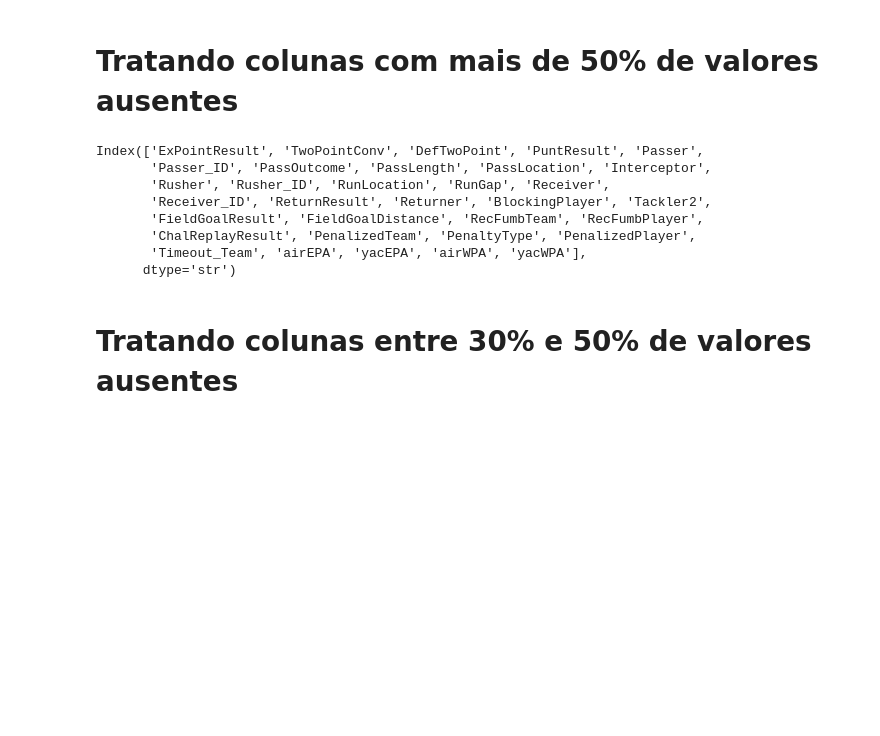
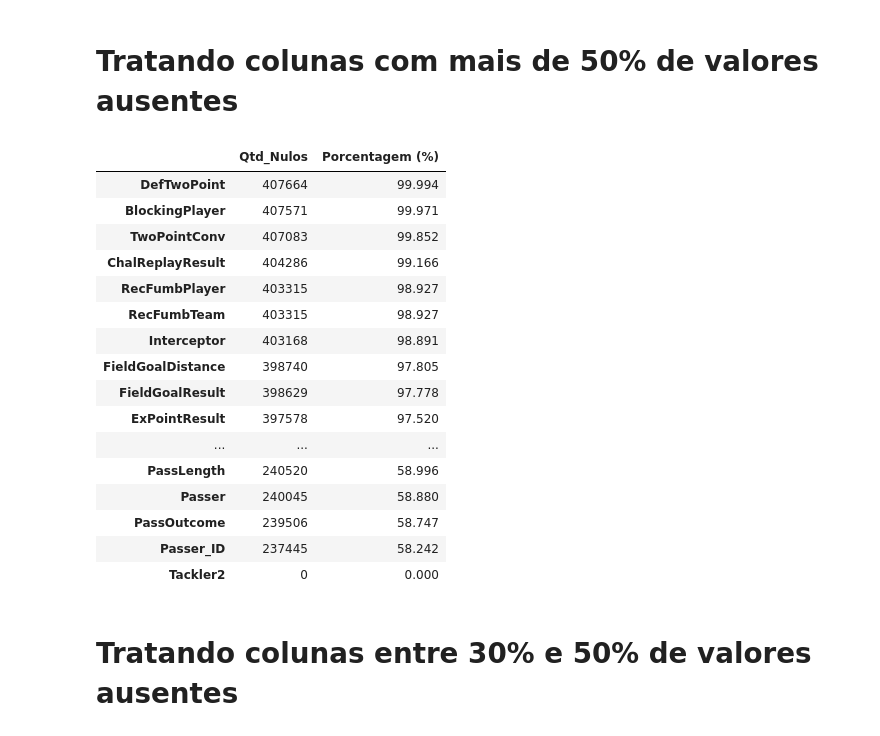
Before and after one commit to VictorLapaDev/Faculdade, a Jupyter notebook: 2-Semestre/4 Feira - Arquitetura de Dados/26.10.21/notebook.ipynb, the cells around one changed output. Saved outputs shown, nothing was run; the diff lists cells and outputs as text; code cells hidden in the pictures; blank space fills up the shorter version.

```diff
--- a/2-Semestre/4 Feira - Arquitetura de Dados/26.10.21/notebook.ipynb
+++ b/2-Semestre/4 Feira - Arquitetura de Dados/26.10.21/notebook.ipynb
@@ -637,15 +637,31 @@ Index(['time', 'TimeSecs', 'PlayTimeDiff', 'SideofField', 'yrdln',
 # Tratando colunas com mais de 50% de valores ausentes
 # %%
 missing_50
+
+missing_50_pd = pd.DataFrame({
+    'Qtd_Nulos': df[missing_50].isna().sum(),
+    'Porcentagem (%)': (df[missing_50].isna().mean() * 100).round(3)
+}).sort_values(by='Qtd_Nulos', ascending=False)
+
+missing_50_pd
 # %% [output]
-Index(['ExPointResult', 'TwoPointConv', 'DefTwoPoint', 'PuntResult', 'Passer',
-       'Passer_ID', 'PassOutcome', 'PassLength', 'PassLocation', 'Interceptor',
-       'Rusher', 'Rusher_ID', 'RunLocation', 'RunGap', 'Receiver',
-       'Receiver_ID', 'ReturnResult', 'Returner', 'BlockingPlayer', 'Tackler2',
-       'FieldGoalResult', 'FieldGoalDistance', 'RecFumbTeam', 'RecFumbPlayer',
-       'ChalReplayResult', 'PenalizedTeam', 'PenaltyType', 'PenalizedPlayer',
-       'Timeout_Team', 'airEPA', 'yacEPA', 'airWPA', 'yacWPA'],
-      dtype='str')
+|  | Qtd_Nulos | Porcentagem (%) |
+| DefTwoPoint | 407664 | 99.994 |
+| BlockingPlayer | 407571 | 99.971 |
+| TwoPointConv | 407083 | 99.852 |
+| ChalReplayResult | 404286 | 99.166 |
+| RecFumbPlayer | 403315 | 98.927 |
+| RecFumbTeam | 403315 | 98.927 |
+| Interceptor | 403168 | 98.891 |
+| FieldGoalDistance | 398740 | 97.805 |
+| FieldGoalResult | 398629 | 97.778 |
+| ExPointResult | 397578 | 97.520 |
+| ... | ... | ... |
+| PassLength | 240520 | 58.996 |
+| Passer | 240045 | 58.880 |
+| PassOutcome | 239506 | 58.747 |
+| Passer_ID | 237445 | 58.242 |
+| Tackler2 | 0 | 0.000 |
 # %% [markdown]
 # Tratando colunas entre 30% e 50% de valores ausentes
 # %%
```
Also changed, not shown: parts of 2 cells of this notebook.
